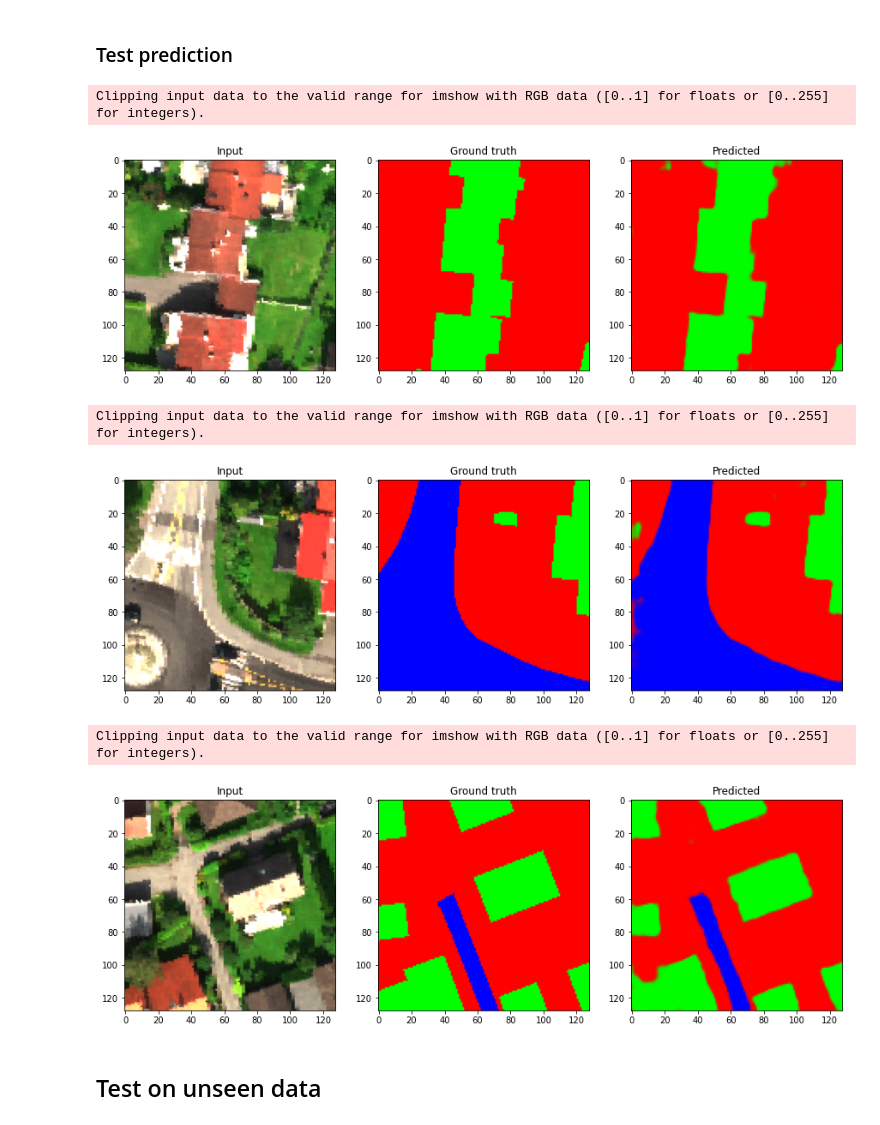
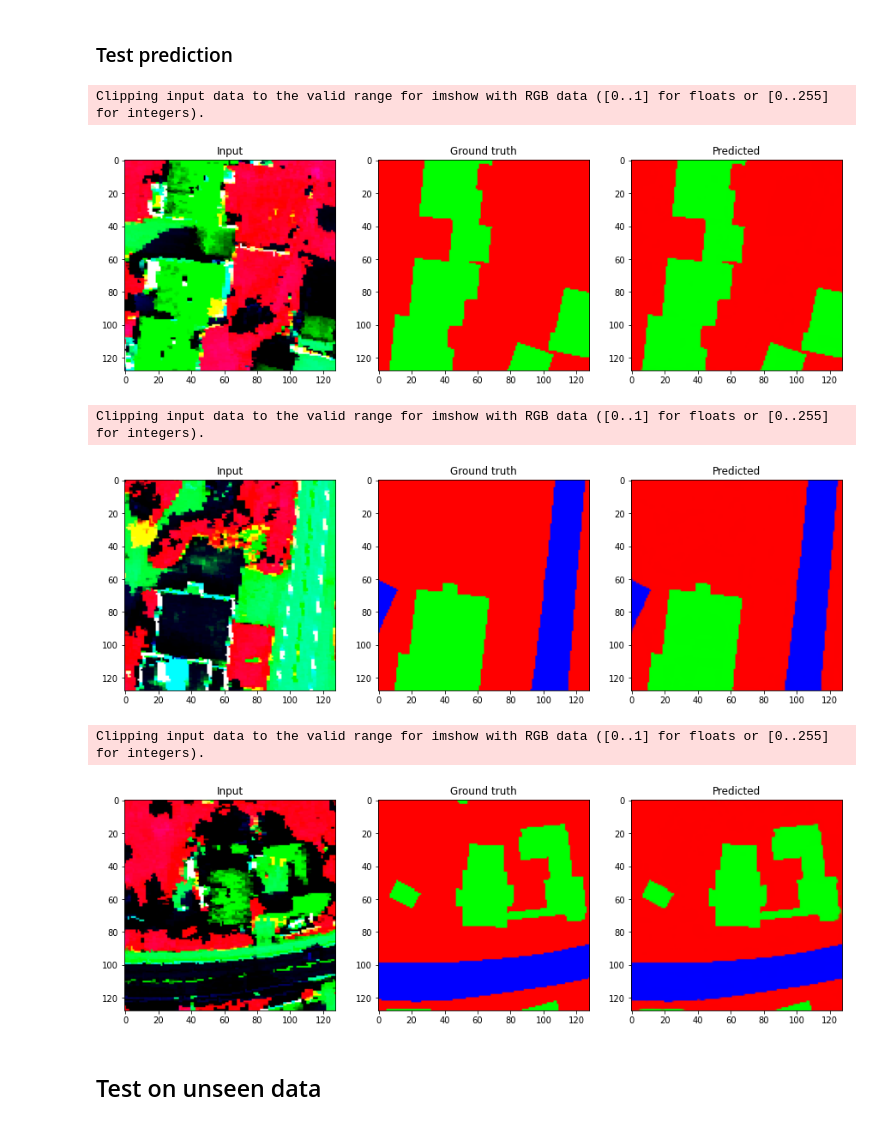
Before and after one commit to stianteien/M_DV_V2022, a Jupyter notebook: roofs_w_unet/roof_u-net.ipynb, the cells around one changed output. Saved outputs shown, nothing was run; the diff lists cells and outputs as text; code cells hidden in the pictures.

```diff
--- a/roofs_w_unet/roof_u-net.ipynb
+++ b/roofs_w_unet/roof_u-net.ipynb
@@ -62,3 +62,5 @@ X = X/100
+# %%
+X[:,:,:,-1] *= 100 # Set back nDSM to orignal levels
 # %%
 X_train, X_test, y_train, y_test = train_test_split(X,
                                                     yy1,
@@ -173,7 +175,7 @@ Clipping input data to the valid range for imshow with RGB data ([0..1] for floa
 # %% [markdown]
 ### Set up u net
 # %%
-input_img = Input(shape=(128,128,177))
+input_img = Input(shape=(128,128,6))
 uu = get_unet(input_img, n_classes=3)
 
 uu.compile(optimizer=Adam(learning_rate=0.005),
@@ -213,25 +215,25 @@ plt.grid()
 # %%
 for _ in range(3):
   x = np.random.randint(X_test.shape[0])
   fig, (ax1, ax2, ax3) = plt.subplots(nrows=1,ncols=3, figsize = (15,15))
-  ax1.imshow(np.dstack((X_test[x:x+1][0][:,:,76],
-                        X_test[x:x+1][0][:,:,46],
-                        X_test[x:x+1][0][:,:,21])))
-  # PCA ax1.imshow(X_test[x:x+1][0][:,:,0:3])
+  #ax1.imshow(np.dstack((X_test[x:x+1][0][:,:,76],
+  #                      X_test[x:x+1][0][:,:,46],
+  #                      X_test[x:x+1][0][:,:,21])))
+  ax1.imshow(X_test[x:x+1][0][:,:,0:3])
   ax1.set_title("Input")
   ax2.imshow(y_test[x:x+1][0])
   ax2.set_title("Ground truth")
   pred = uu.predict(X_test[x:x+1])[0]
   ax3.imshow(pred)
   ax3.set_title("Predicted")
   plt.show()
 # %% [output]
 Clipping input data to the valid range for imshow with RGB data ([0..1] for floats or [0..255] for integers).
-[figure, old version]
+[figure, new version]
 Clipping input data to the valid range for imshow with RGB data ([0..1] for floats or [0..255] for integers).
-[figure, old version]
+[figure, new version]
 Clipping input data to the valid range for imshow with RGB data ([0..1] for floats or [0..255] for integers).
-[figure, old version]
+[figure, new version]
 # %% [markdown]
 ## Test on unseen data
 # %%
```
Also changed, not shown: parts of 11 cells of this notebook.
